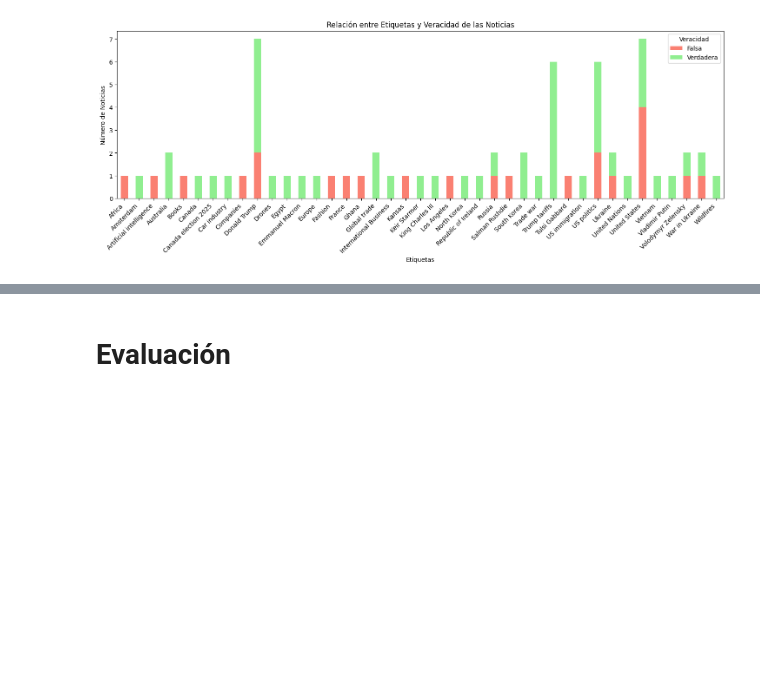
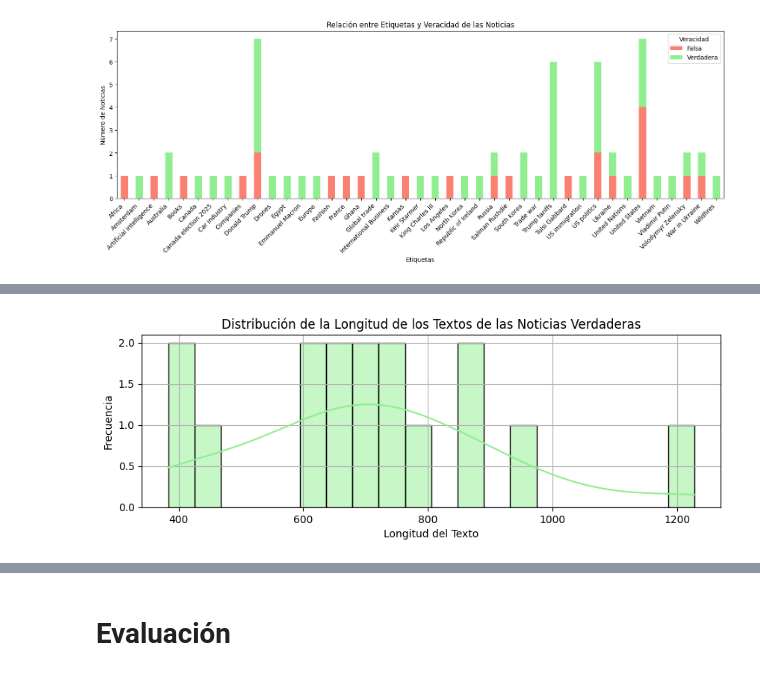
Before and after one commit to jzarcoo/FakeNewsDetection, a Jupyter notebook: SVC_BBCNews.ipynb, the cells around one changed output, grey strips where cells are left out. Drawn from its saved outputs; the diff is of its cells as text; code cells hidden in the pictures; blank space fills up the shorter version.

Commit message:
feat(svc en bbc news): Distribuccion texto

```diff
--- a/Reloaded_SVC.ipynb
+++ b/SVC_BBCNews.ipynb
@@ -256,3 +256,6 @@ plt.xticks(rotation=45, ha='right')
 plt.show()
 # %% [output]
 [figure]
+# %%
+true_news = df[df['Veracidad'] == 'Verdadera']
+true_news
@@ -258,0 +280,12 @@ plt.show()
+# %%
+true_news.loc[:, 'longitud_texto'] =true_news['Texto'].apply(lambda x: len(x.split()))
+
+plt.figure(figsize=(10, 3))
+sns.histplot(true_news['longitud_texto'], bins=20, kde=True, color='lightgreen')
+plt.title('Distribución de la Longitud de los Textos de las Noticias Verdaderas')
+plt.xlabel('Longitud del Texto')
+plt.ylabel('Frecuencia')
+plt.grid(True)
+plt.show()
+# %% [output]
+[figure, added]
```
Also changed, not shown: parts of 5 cells of this notebook.
